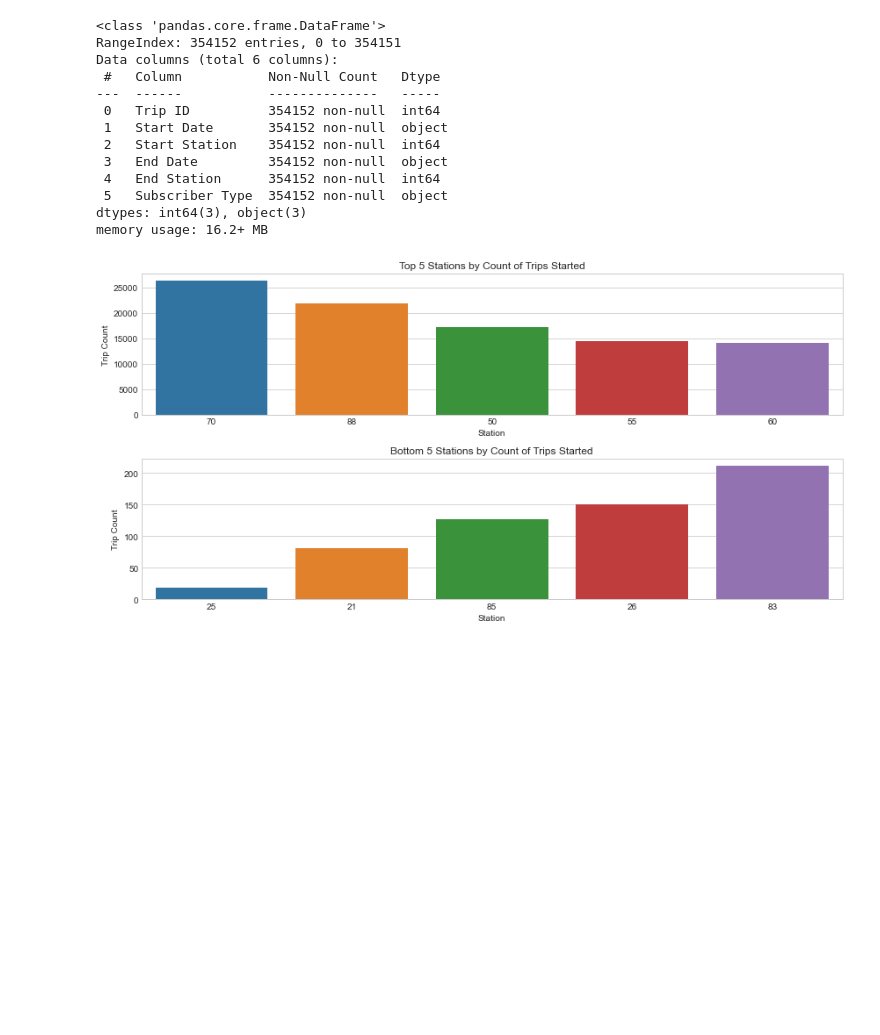
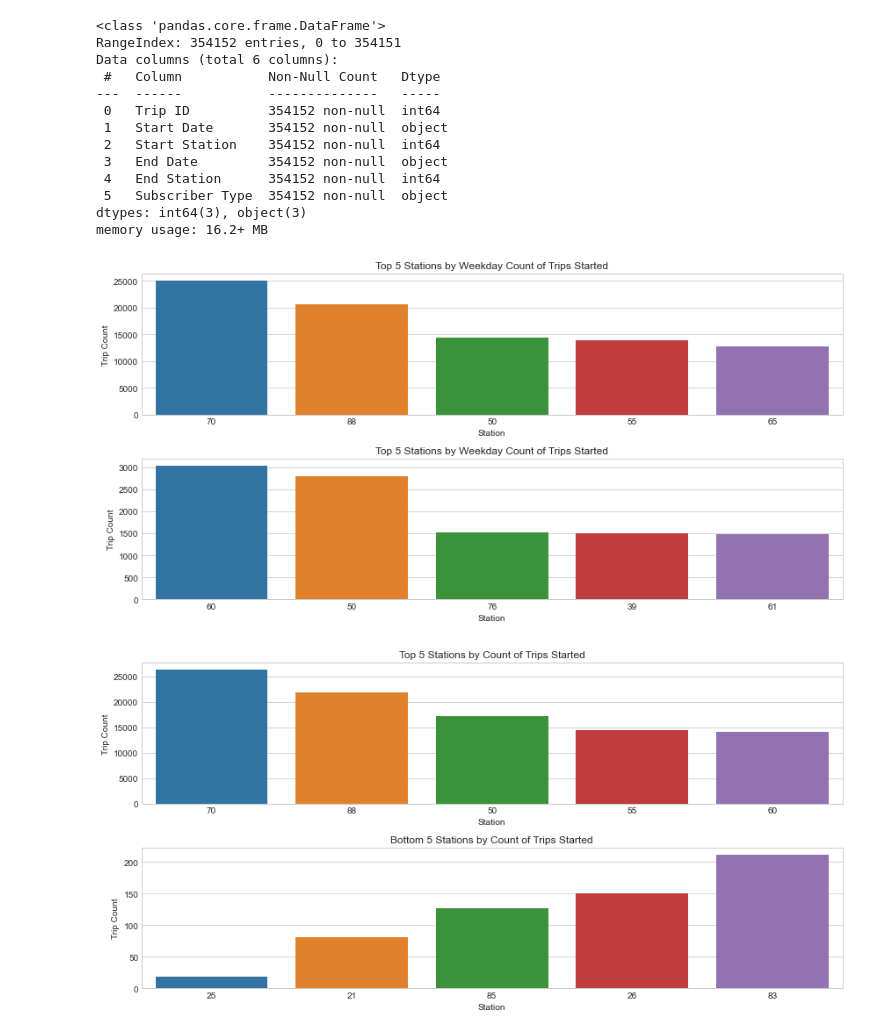
Before and after one commit to jkurdys/BikeShare, a Jupyter notebook: notebooks/BikeShare.ipynb, the cells around one changed output. Drawn from its saved outputs; the diff is of its cells as text; code cells hidden in the pictures; blank space fills up the shorter version.

```diff
--- a/notebooks/BikeShare.ipynb
+++ b/notebooks/BikeShare.ipynb
@@ -101,6 +101,26 @@ for s1, s2 in replace_zip:
     trips.loc[trips["End Station"]==s1, "End Station"]=s2
 # %%
 trips.loc[trips["End Station"]==89, "End Station"]=90
+# %%
+fig, ax=plt.subplots(2, 1,  figsize=(12, 6))
+
+sns.countplot(x=weekdays["Start Station"],
+              order= weekdays['Start Station'].value_counts().index[:5],
+              ax=ax[0])
+ax[0].set_title("Top 5 Stations by Weekday Count of Trips Started")
+ax[0].set_xlabel('Station')
+ax[0].set_ylabel('Trip Count')
+
+sns.countplot(x=weekends["Start Station"],
+              order= weekends['Start Station'].value_counts().index[:5],
+              ax=ax[1])
+ax[1].set_title("Top 5 Stations by Weekday Count of Trips Started")
+ax[1].set_xlabel('Station')
+ax[1].set_ylabel('Trip Count')
+
+fig.tight_layout();
+# %% [output]
+[figure, added]
 # %%
 fig, ax=plt.subplots(2, 1,  figsize=(12, 6))
 
```
Also changed, not shown: 1 other file.
